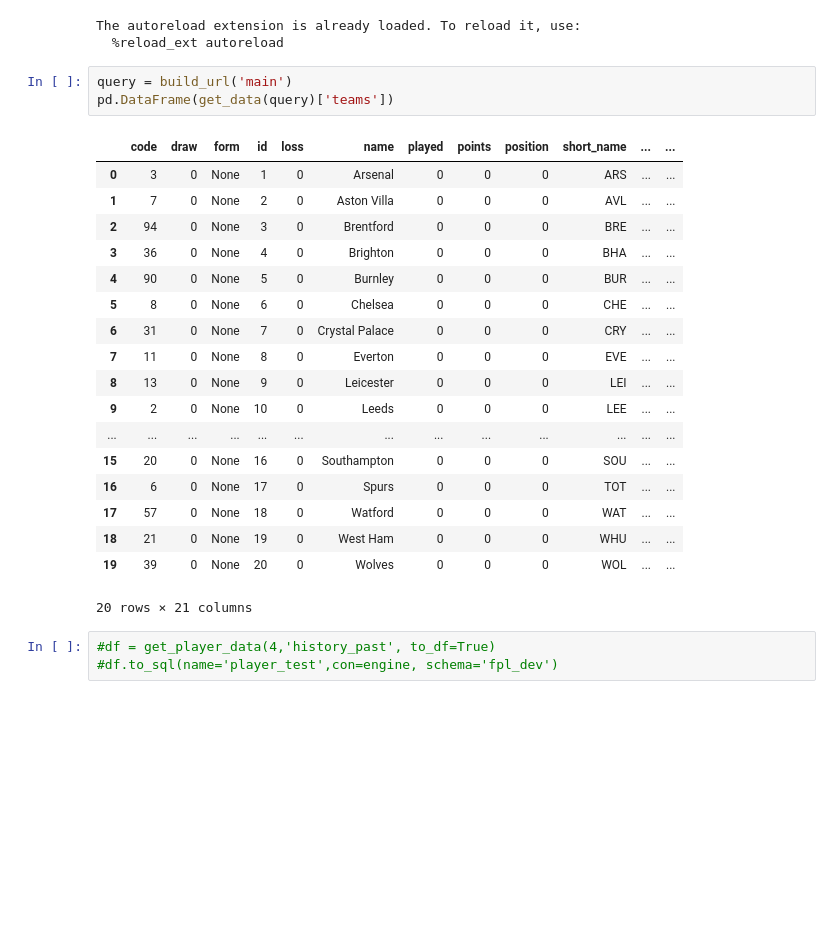
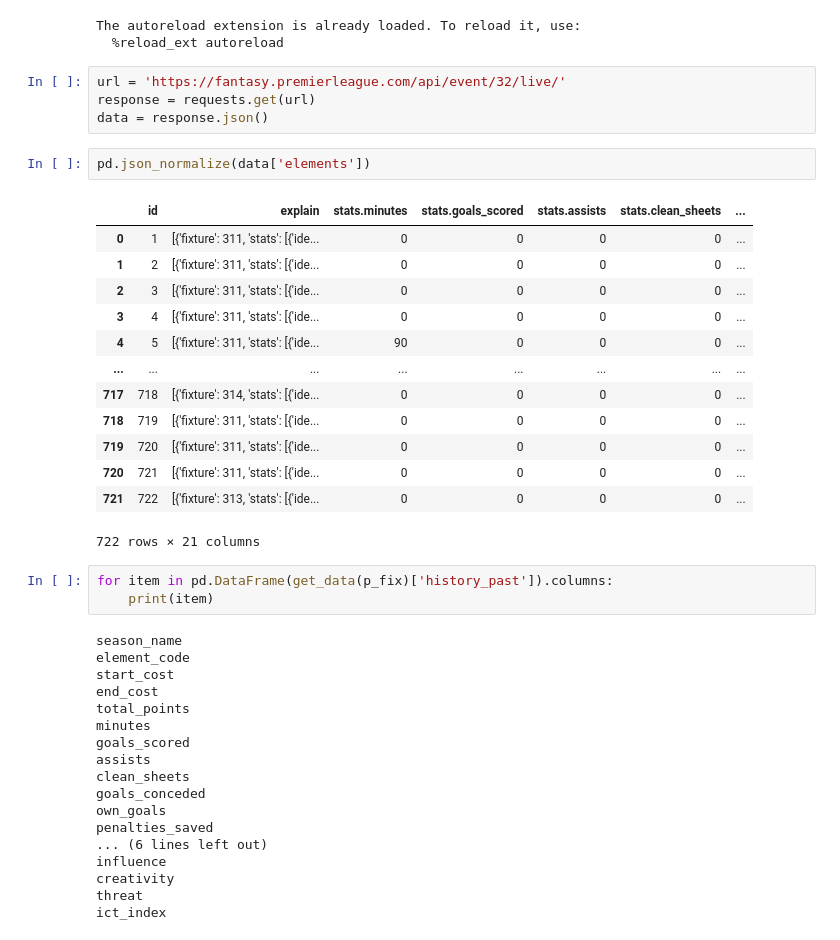
Before and after one commit to benwittbrodt/fpl, a Jupyter notebook: main.ipynb, the cells around one changed output. Drawn from its saved outputs; the diff is of its cells as text; blank space fills up the shorter version.

```diff
--- a/main.ipynb
+++ b/main.ipynb
@@ -15,29 +15,45 @@ db = db_engine()
 # %% [output]
 The autoreload extension is already loaded. To reload it, use:
   %reload_ext autoreload
-# %%
-query = build_url('main')
-pd.DataFrame(get_data(query)['teams'])
-# %% [output]
-|  | code | draw | form | id | loss | name | played | points | position | short_name | ... | ... |
-| 0 | 3 | 0 | None | 1 | 0 | Arsenal | 0 | 0 | 0 | ARS | ... | ... |
-| 1 | 7 | 0 | None | 2 | 0 | Aston Villa | 0 | 0 | 0 | AVL | ... | ... |
-| 2 | 94 | 0 | None | 3 | 0 | Brentford | 0 | 0 | 0 | BRE | ... | ... |
-| 3 | 36 | 0 | None | 4 | 0 | Brighton | 0 | 0 | 0 | BHA | ... | ... |
-| 4 | 90 | 0 | None | 5 | 0 | Burnley | 0 | 0 | 0 | BUR | ... | ... |
-| 5 | 8 | 0 | None | 6 | 0 | Chelsea | 0 | 0 | 0 | CHE | ... | ... |
-| 6 | 31 | 0 | None | 7 | 0 | Crystal Palace | 0 | 0 | 0 | CRY | ... | ... |
-| 7 | 11 | 0 | None | 8 | 0 | Everton | 0 | 0 | 0 | EVE | ... | ... |
-| 8 | 13 | 0 | None | 9 | 0 | Leicester | 0 | 0 | 0 | LEI | ... | ... |
-| 9 | 2 | 0 | None | 10 | 0 | Leeds | 0 | 0 | 0 | LEE | ... | ... |
-| ... | ... | ... | ... | ... | ... | ... | ... | ... | ... | ... | ... | ... |
-| 15 | 20 | 0 | None | 16 | 0 | Southampton | 0 | 0 | 0 | SOU | ... | ... |
-| 16 | 6 | 0 | None | 17 | 0 | Spurs | 0 | 0 | 0 | TOT | ... | ... |
-| 17 | 57 | 0 | None | 18 | 0 | Watford | 0 | 0 | 0 | WAT | ... | ... |
-| 18 | 21 | 0 | None | 19 | 0 | West Ham | 0 | 0 | 0 | WHU | ... | ... |
-| 19 | 39 | 0 | None | 20 | 0 | Wolves | 0 | 0 | 0 | WOL | ... | ... |
-20 rows × 21 columns
-# %%
-#df = get_player_data(4,'history_past', to_df=True)
-#df.to_sql(name='player_test',con=engine, schema='fpl_dev')
+# %%
+url = 'https://fantasy.premierleague.com/api/event/32/live/'
+response = requests.get(url)
+data = response.json()
+# %%
+pd.json_normalize(data['elements'])
+# %% [output]
+|  | id | explain | stats.minutes | stats.goals_scored | stats.assists | stats.clean_sheets | ... |
+| 0 | 1 | [{'fixture': 311, 'stats': [{'ide... | 0 | 0 | 0 | 0 | ... |
+| 1 | 2 | [{'fixture': 311, 'stats': [{'ide... | 0 | 0 | 0 | 0 | ... |
+| 2 | 3 | [{'fixture': 311, 'stats': [{'ide... | 0 | 0 | 0 | 0 | ... |
+| 3 | 4 | [{'fixture': 311, 'stats': [{'ide... | 0 | 0 | 0 | 0 | ... |
+| 4 | 5 | [{'fixture': 311, 'stats': [{'ide... | 90 | 0 | 0 | 0 | ... |
+| ... | ... | ... | ... | ... | ... | ... | ... |
+| 717 | 718 | [{'fixture': 314, 'stats': [{'ide... | 0 | 0 | 0 | 0 | ... |
+| 718 | 719 | [{'fixture': 311, 'stats': [{'ide... | 0 | 0 | 0 | 0 | ... |
+| 719 | 720 | [{'fixture': 311, 'stats': [{'ide... | 0 | 0 | 0 | 0 | ... |
+| 720 | 721 | [{'fixture': 311, 'stats': [{'ide... | 0 | 0 | 0 | 0 | ... |
+| 721 | 722 | [{'fixture': 313, 'stats': [{'ide... | 0 | 0 | 0 | 0 | ... |
+722 rows × 21 columns
+# %%
+for item in pd.DataFrame(get_data(p_fix)['history_past']).columns:
+    print(item)
+# %% [output]
+season_name
+element_code
+start_cost
+end_cost
+total_points
+minutes
+goals_scored
+assists
+clean_sheets
+goals_conceded
+own_goals
+penalties_saved
+... (6 lines left out)
+influence
+creativity
+threat
+ict_index
 # %%
```
Also changed, not shown: parts of 3 cells of this notebook, 2 other files.
